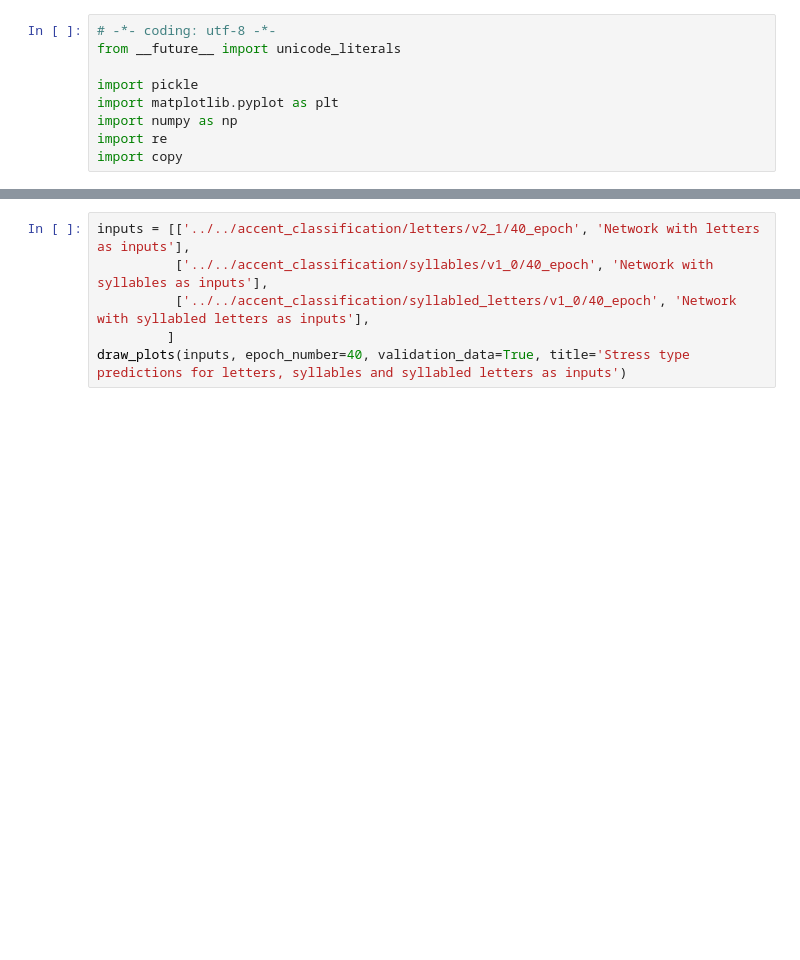
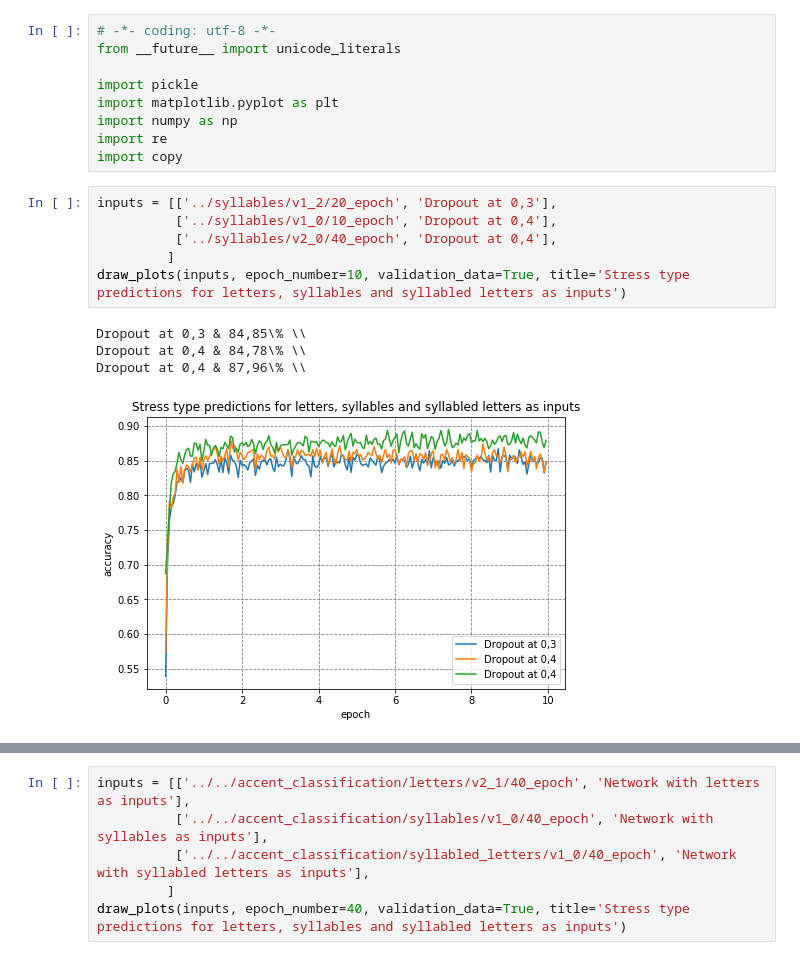
Before and after one commit to lkrsnik/accetuation, a Jupyter notebook: cnn/word_accetuation/cnn_dictionary/results_presentation.ipynb, the cells around one changed output, grey strips where cells are left out. Saved outputs shown, nothing was run; the diff lists cells and outputs as text; blank space fills up the shorter version.

```diff
--- a/cnn/word_accetuation/cnn_dictionary/results_presentation.ipynb
+++ b/cnn/word_accetuation/cnn_dictionary/results_presentation.ipynb
@@ -7,3 +7,14 @@ import matplotlib.pyplot as plt
 import numpy as np
 import re
 import copy
+# %%
+inputs = [['../syllables/v1_2/20_epoch', 'Dropout at 0,3'],
+          ['../syllables/v1_0/10_epoch', 'Dropout at 0,4'],
+          ['../syllables/v2_0/40_epoch', 'Dropout at 0,4'],
+         ]
+draw_plots(inputs, epoch_number=10, validation_data=True, title='Stress type predictions for letters, syllables and syllabled letters as inputs')
+# %% [output]
+Dropout at 0,3 & 84,85\% \\
+Dropout at 0,4 & 84,78\% \\
+Dropout at 0,4 & 87,96\% \\
+[figure, added]
```
Also changed, not shown: parts of 13 cells of this notebook, 14 other files.
